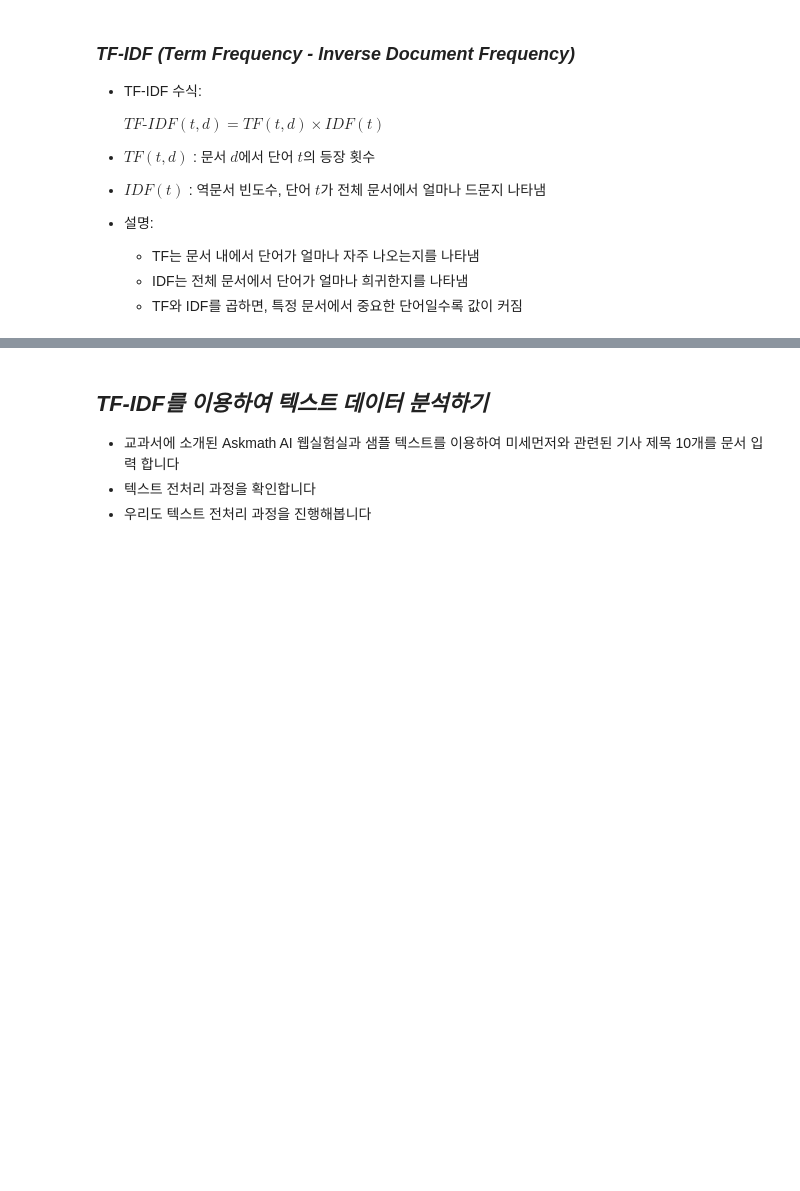
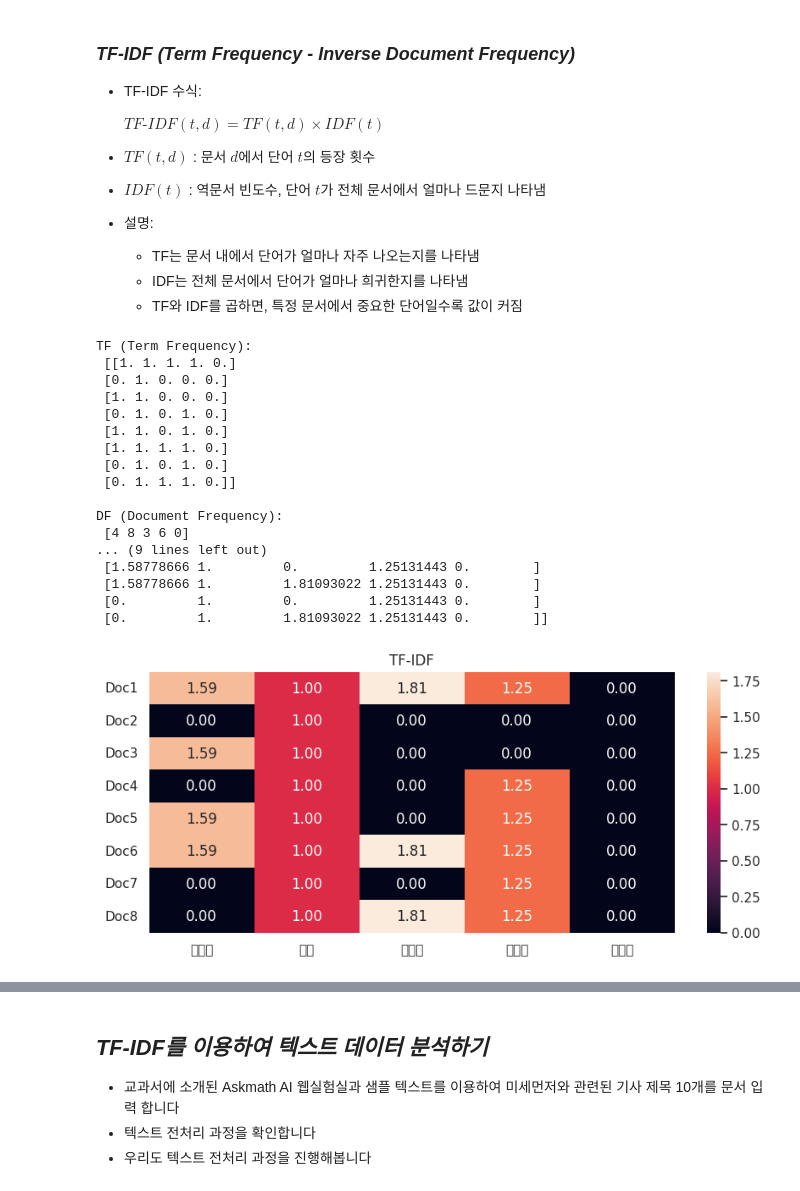
Before and after one commit to suriseven/ai_math, a Jupyter notebook: chap03/chap03.ipynb, the cells around one changed output, grey strips where cells are left out. Drawn from its saved outputs; the diff is of its cells as text; code cells hidden in the pictures; blank space fills up the shorter version.

```diff
--- a/chap03/chap03.ipynb
+++ b/chap03/chap03.ipynb
@@ -410,34 +499,53 @@ documents = [
     "짬뽕이 맛있고 볶음밥, 탕수육도 괜찮았어요"
 ]
 
 # 단어 목록
 labels = ["짜장면", "짬뽕", "볶음밥", "탕수육", "양장피"]
 
 # TF 계산 (문서별 단어 등장 횟수)
 TF = np.zeros((len(documents), len(labels)))
 for i, doc in enumerate(documents):
     for j, w in enumerate(labels):
         TF[i, j] = doc.count(w)
 
 # DF 계산 (문서 빈도수)
 DF = np.sum(TF > 0, axis=0)
 
 # IDF 계산 (역문서 빈도수, +1 smoothing)
 N = len(documents)
 IDF = np.log((N + 1) / (DF + 1)) + 1  # 스무딩
 
 # TF-IDF 계산
 TF_IDF = TF * IDF
 
 print("TF (Term Frequency):\n", TF)
 print("\nDF (Document Frequency):\n", DF)
 print("\nIDF (Inverse Document Frequency):\n", IDF)
 print("\nTF-IDF:\n", TF_IDF)
 
 plt.figure(figsize=(10,4))
 sns.heatmap(TF_IDF, annot=True, fmt=".2f", xticklabels=labels, yticklabels=[f'Doc{i+1}' for i in range(TF_IDF.shape[0])])
-plt.title("TF-IDF (단어 중요도)")
+plt.title("TF-IDF")
 plt.show()
+# %% [output]
+TF (Term Frequency):
+ [[1. 1. 1. 1. 0.]
+ [0. 1. 0. 0. 0.]
+ [1. 1. 0. 0. 0.]
+ [0. 1. 0. 1. 0.]
+ [1. 1. 0. 1. 0.]
+ [1. 1. 1. 1. 0.]
+ [0. 1. 0. 1. 0.]
+ [0. 1. 1. 1. 0.]]
+
+DF (Document Frequency):
+ [4 8 3 6 0]
+... (9 lines left out)
+ [1.58778666 1.         0.         1.25131443 0.        ]
+ [1.58778666 1.         1.81093022 1.25131443 0.        ]
+ [0.         1.         0.         1.25131443 0.        ]
+ [0.         1.         1.81093022 1.25131443 0.        ]]
+[figure, added]
 # %%
 import numpy as np
 import matplotlib.pyplot as plt
```
Also changed, not shown: parts of 9 cells of this notebook.
